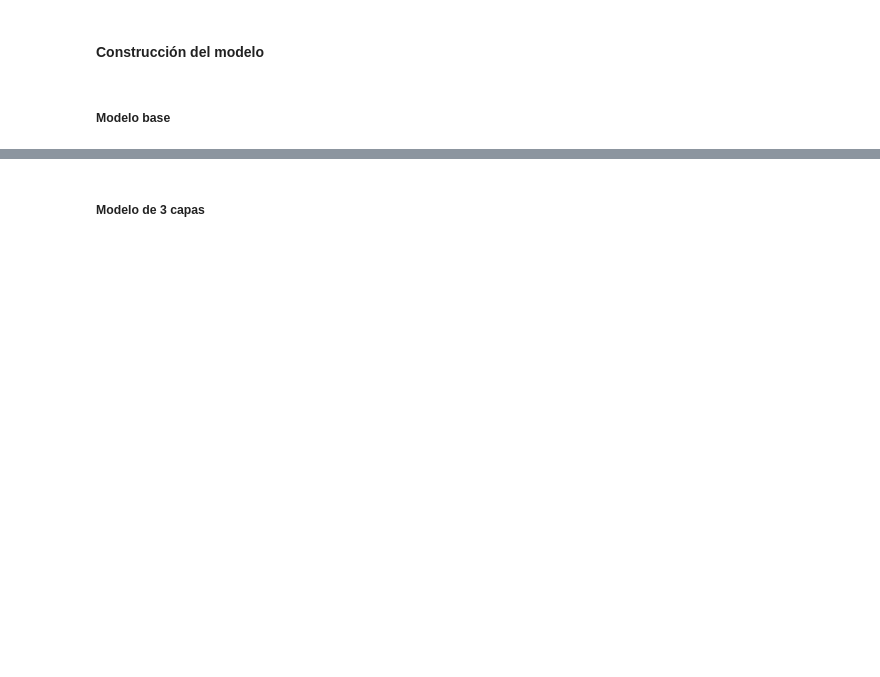
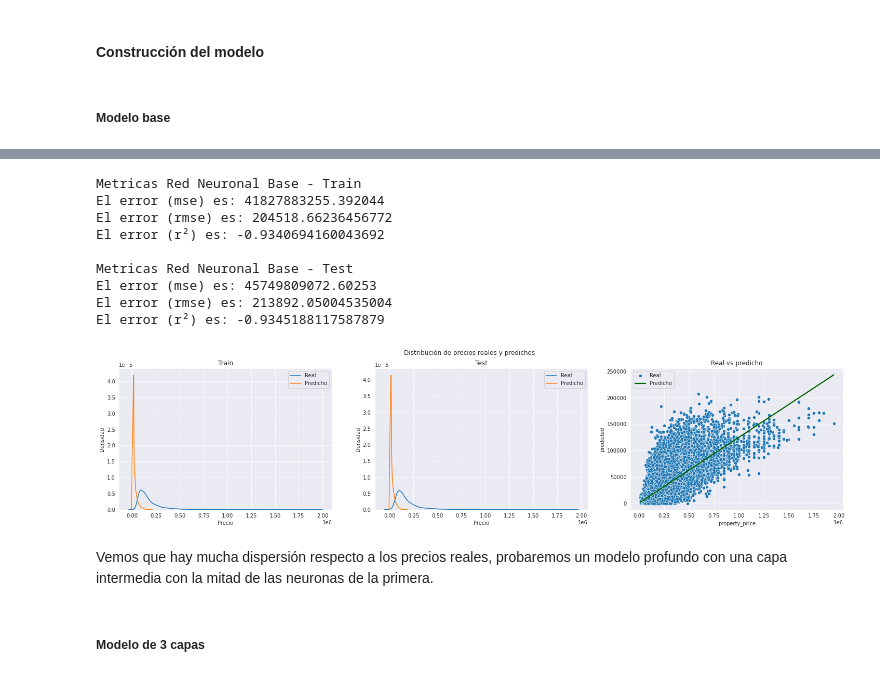
Before and after one commit to Naza26/7506R_TP2_GRUPO01_ENTREGA, a Jupyter notebook: 7506R_TP2_GRUPO01_ENTREGA.ipynb, the cells around one changed output, grey strips where cells are left out. Saved outputs shown, nothing was run; the diff lists cells and outputs as text; code cells hidden in the pictures; blank space fills up the shorter version.

```diff
--- a/7506R_TP2_GRUPO01_ENTREGA.ipynb
+++ b/7506R_TP2_GRUPO01_ENTREGA.ipynb
@@ -583,0 +906,31 @@ Ahora probaremos lo mismo pero en un modelo un poco más grande, agregaremos una
+# %%
+def plot_prices_dist(y_pred, y_pred_test):
+    precios_train = pd.concat([y_train, pd.DataFrame(y_pred, columns=['predicted'])], axis=1)
+    precios_test = pd.concat([y_test, pd.DataFrame(y_pred_test, columns=['predicted'])], axis=1)
+    fig, axs = plt.subplots(1, 3, figsize=(25, 5))
+
+    fig.suptitle("Distribución de precios reales y predichos")
+
+    axs[0].set_xlabel("Precio")
+    axs[0].set_ylabel("Densidad")
+    axs[0].set_title("Train")
+    sns.kdeplot(precios_train['property_price'], ax=axs[0])
+    sns.kdeplot(precios_train['predicted'], ax=axs[0])
+    axs[0].legend(labels=['Real', 'Predicho'])
+
+    axs[1].set_xlabel("Precio")
+    axs[1].set_ylabel("Densidad")
+    axs[1].set_title("Test")
+    sns.kdeplot(precios_test['property_price'], ax=axs[1])
+    sns.kdeplot(precios_test['predicted'], ax=axs[1])
+    axs[1].legend(labels=['Real', 'Predicho'])
+
+    axs[2].set_xlabel("Precio Real")
+    axs[2].set_ylabel("Precio Predicho")
+    axs[2].set_title("Real vs predicho")
+    sns.scatterplot(x=precios_train['property_price'], y=precios_train['predicted'], ax=axs[2])
+    sns.regplot(x=precios_train['property_price'], y=precios_train['predicted'], scatter=False, ax=axs[2], fit_reg=True, color='darkgreen', ci=0)
+    axs[2].legend(labels=['Real', 'Predicho'])
+# %%
+y_pred_base = base_model.predict(x_train_tp1_transform)
+y_pred_test_base = base_model.predict(x_test_tp1_transform)
@@ -584,3 +940,20 @@ Ahora probaremos lo mismo pero en un modelo un poco más grande, agregaremos una
+# %%
+plot_prices_dist(y_pred_base, y_pred_test_base)
+regression_metrics("Metricas Red Neuronal Base - Train", y_train, y_pred_base)
+regression_metrics("Metricas Red Neuronal Base - Test", y_test, y_pred_test_base)
+# %% [output]
+Metricas Red Neuronal Base - Train
+El error (mse) es: 41827883255.392044
+El error (rmse) es: 204518.66236456772
+El error (r²) es: -0.9340694160043692
+
+Metricas Red Neuronal Base - Test
+El error (mse) es: 45749809072.60253
+El error (rmse) es: 213892.05004535004
+El error (r²) es: -0.9345188117587879
+[figure, added]
+# %% [markdown]
+Vemos que hay mucha dispersión respecto a los precios reales, probaremos un modelo profundo con una capa intermedia con la mitad de las neuronas de la primera.
 # %% [markdown]
 ##### Modelo de 3 capas
 # %%
```
Also changed, not shown: parts of 85 cells of this notebook, 2 other files.
